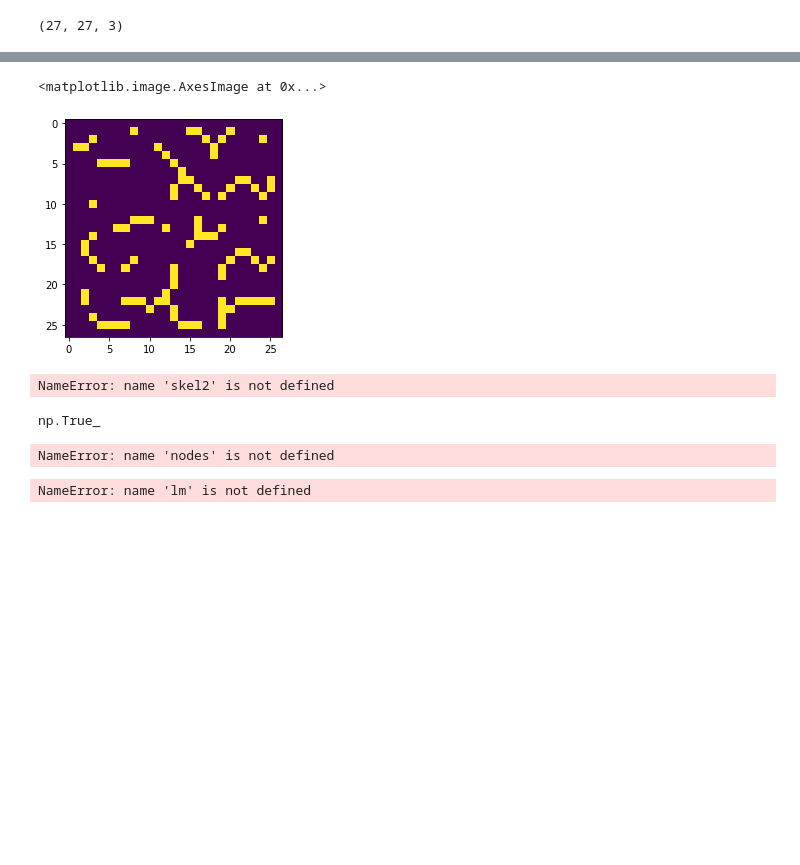
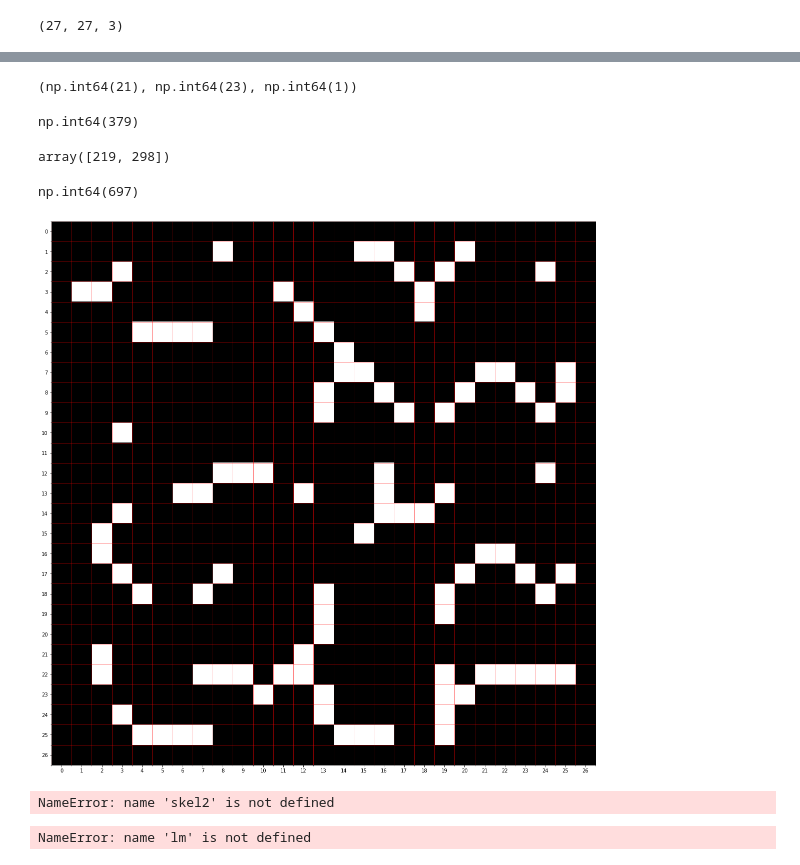
Before and after one commit to Open-Research-Tools-for-Ophthalmology/octava, a Jupyter notebook: code/Skeletonization/skeletonization_testing.ipynb, the cells around one changed output, grey strips where cells are left out. Cells and saved outputs as stored; diff of their text form; code cells hidden in the pictures; blank space fills up the shorter version.

Commit message:
Skel2graph seems to work ok, graph2skel nope

```diff
--- a/code/Skeletonization/skeletonization_testing.ipynb
+++ b/code/Skeletonization/skeletonization_testing.ipynb
@@ -228,9 +228,9 @@ def skeletonize_py(input_img, binary_img, twig_size):
 
     return nodes, links
 # %%
-adpt_mask_cropped = center_crop(adpt_mask, (200, 200))
+adpt_mask_cropped = center_crop(adpt_mask, (25, 25))
 test = skeletonize(adpt_mask_cropped)
-test2 = remove_small_objects(test, 1)
+test2 = remove_small_objects(test, 0)
 nodes, links = skeletonize_py(img, adpt_mask_cropped, 2)
 
 # n_indx
@@ -259,0 +244,13 @@ np.unravel_index(379, np.pad(np.expand_dims(test2, axis = - 1), pad_width = 1, m
+# %%
+np.unravel_index(1771, padded_test2.shape)
+# %% [output]
+(np.int64(21), np.int64(23), np.int64(1))
+# %%
+np.ravel_multi_index((4, 18, 1), padded_test2.shape)
+# %% [output]
+np.int64(379)
+# %%
+vox = np.array([214, 219, 298, 379])
+vox[1:-1]
+# %% [output]
+array([219, 298])
@@ -260,8 +259,35 @@ np.unravel_index(379, np.pad(np.expand_dims(test2, axis = - 1), pad_width = 1, m
+# %%
+cans = np.array([ 130,  214,  220,  250,  361,  421,  424,  445,  631,  634,  688,
+        697,  709,  718,  724,  802,  997, 1000, 1075, 1189, 1222, 1303,
+       1360, 1363, 1387, 1438, 1447, 1516, 1531, 1579, 1660, 1807, 1810,
+       1840, 1846, 1849, 1852, 1855, 1894, 1903, 1984, 2038, 2041, 2044,
+       2068, 2071])
+
+cans[11]
+# %% [output]
+np.int64(697)
 # %%
-plt.imshow(padded_test2[:, :, 1])
+img = padded_test2[:, :, 1]
+
+plt.figure(figsize=(20, 20))  # make the figure larger
+plt.imshow(img, cmap="gray")
+
+h, w = img.shape
+
+# Major ticks (with labels)
+plt.xticks(np.arange(0, w, 1))
+plt.yticks(np.arange(0, h, 1))
+
+# Minor ticks (for grid at pixel edges)
+plt.gca().set_xticks(np.arange(-0.5, w, 1), minor=True)
+plt.gca().set_yticks(np.arange(-0.5, h, 1), minor=True)
+
+# Grid lines
+plt.grid(True, which='minor', color='red', linewidth=0.5)
+
+plt.show()
 # %% [output]
-<matplotlib.image.AxesImage at 0x...>
-[figure, old version]
+[figure, new version]
 # %%
 sk2 = np.expand_dims(test2, axis = - 1)
 sk2 = np.pad(sk2, pad_width = 1, mode = 'constant')
@@ -270,14 +296,6 @@ sk2 = np.pad(sk2, pad_width = 1, mode = 'constant')
 plt.imshow(skel2[:, :, 1], cmap = 'gray')
 # %% [output]
 NameError: name 'skel2' is not defined
-# %%
-test2[6][13]
-# %% [output]
-np.True_
-# %%
-nodes[0]
-# %% [output]
-NameError: name 'nodes' is not defined
 # %%
 fig, ax = plt.subplots(1, 3, figsize = (15, 15))
 
```
Also changed, not shown: parts of 3 cells of this notebook, 5 other files.
